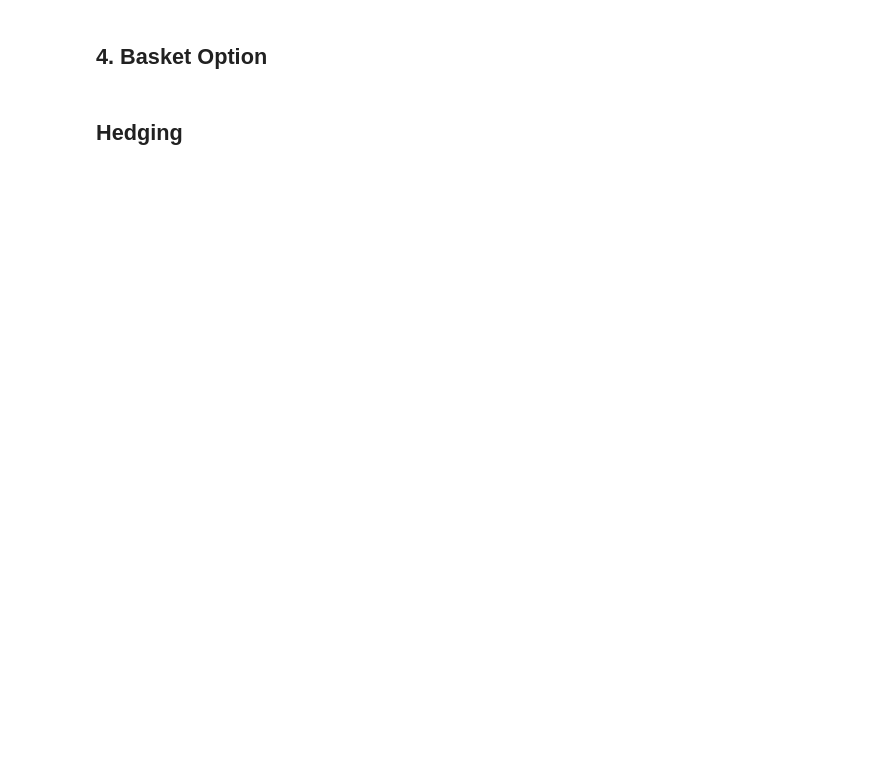
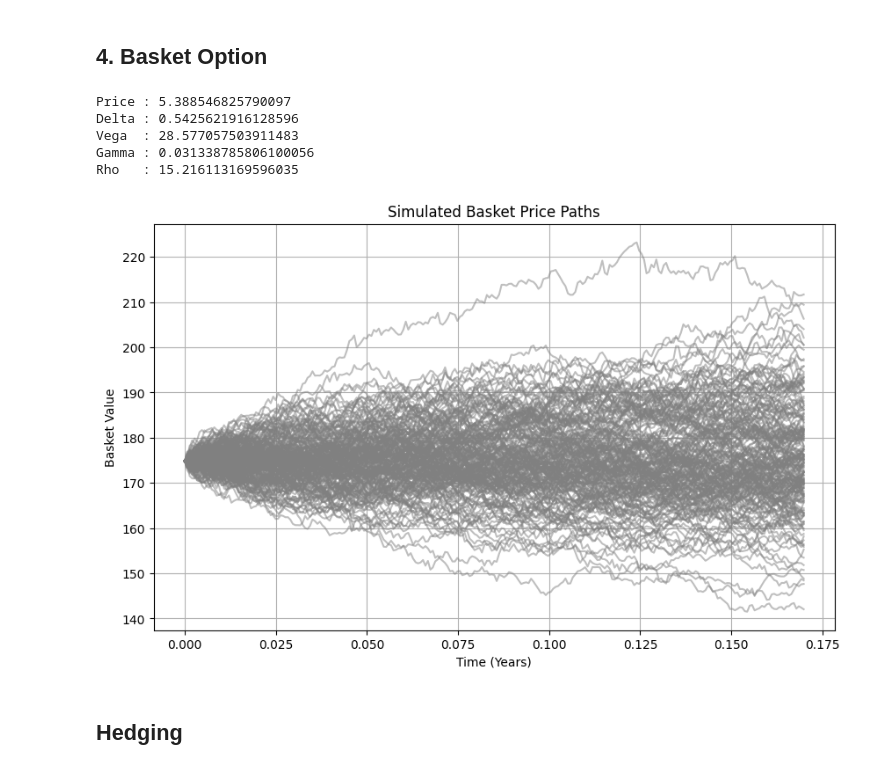
Before and after one commit to txcrypt/FINM3422_Part_2, a Jupyter notebook: trading_desk_analysis.ipynb, the cells around one changed output. Cells and saved outputs as stored; diff of their text form; code cells hidden in the pictures; blank space fills up the shorter version.

Commit message:
Basket Option

```diff
--- a/trading_desk_analysis.ipynb
+++ b/trading_desk_analysis.ipynb
@@ -322,4 +324,37 @@ Vega          : 50.861425980302855
 # %% [markdown]
 ## 4. Basket Option
+# %%
+from datetime import datetime
+from option_models.basketoption import BasketOption
+# instantiate your data fetcher with CSV or yfinance
+fetcher = DataFetcher(
+    csv_path='data/closing_prices_last_year.csv'
+)
+
+weights = {'BHP.AX':0.10,'CSL.AX':0.35,'WDS.AX':0.15,'MQG.AX':0.40}
+opt = BasketOption(
+    basket_weights=weights,
+    strike=175.0,
+    expiry=datetime(2025,7,17),
+    valuation_date=datetime(2025,5,16),
+    rate=0.04,
+    data_fetcher=fetcher,
+    M=20000,
+    N=252,
+    seed=42
+)
+print('Price :', opt.price())
+print('Delta :', opt.delta())
+print('Vega  :', opt.vega())
+print('Gamma :', opt.gamma())
+print('Rho   :', opt.rho())
+opt.plot_paths()
+# %% [output]
+Price : 5.388546825790097
+Delta : 0.5425621916128596
+Vega  : 28.577057503911483
+Gamma : 0.031338785806100056
+Rho   : 15.216113169596035
+[figure, added]
 # %% [markdown]
 ## Hedging
```
Also changed, not shown: parts of 1 cell of this notebook, 1 other file.
